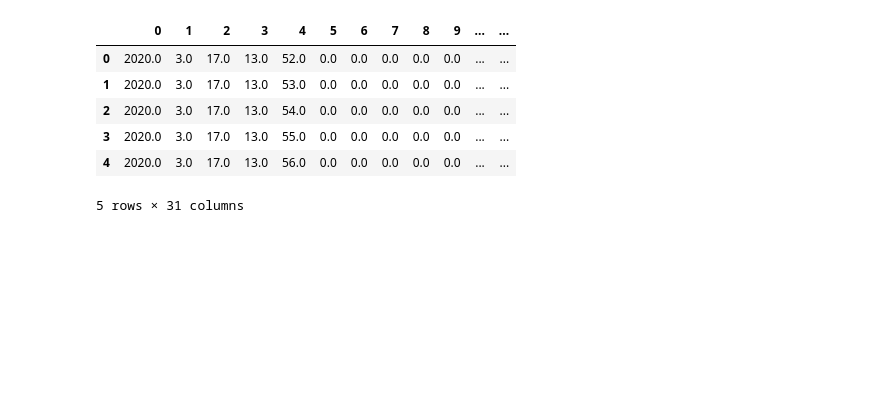
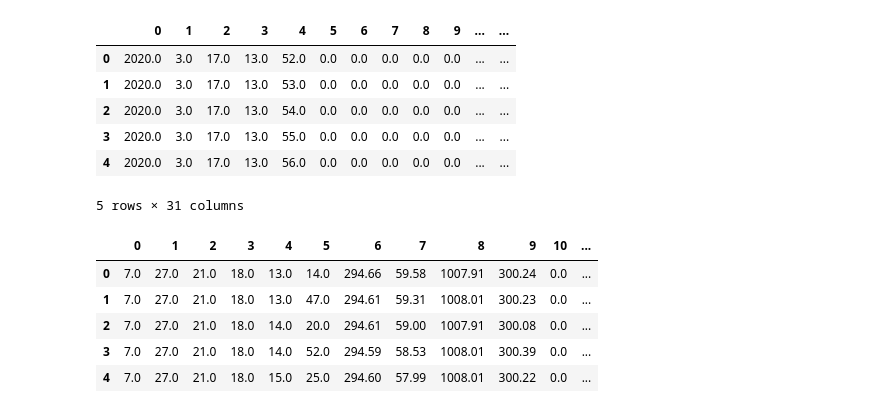
Before and after one commit to lourencocavalcante/Introduction-to-Data-Science, a Jupyter notebook: INPE_CAP394_2022_Atv01_Lourenco.ipynb, the cells around one changed output. Cells and saved outputs as stored; diff of their text form; code cells hidden in the pictures; blank space fills up the shorter version.

```diff
--- a/INPE_CAP394_2022_Atv01_Lourenco.ipynb
+++ b/INPE_CAP394_2022_Atv01_Lourenco.ipynb
@@ -99,3 +129,12 @@ df_rd80_joss.head()
 | 3 | 2020.0 | 3.0 | 17.0 | 13.0 | 55.0 | 0.0 | 0.0 | 0.0 | 0.0 | 0.0 | ... | ... |
 | 4 | 2020.0 | 3.0 | 17.0 | 13.0 | 56.0 | 0.0 | 0.0 | 0.0 | 0.0 | 0.0 | ... | ... |
 5 rows × 31 columns
+# %%
+df_mp3000A_1.head()
+# %% [output]
+|  | 0 | 1 | 2 | 3 | 4 | 5 | 6 | 7 | 8 | 9 | 10 | ... |
+| 0 | 7.0 | 27.0 | 21.0 | 18.0 | 13.0 | 14.0 | 294.66 | 59.58 | 1007.91 | 300.24 | 0.0 | ... |
+| 1 | 7.0 | 27.0 | 21.0 | 18.0 | 13.0 | 47.0 | 294.61 | 59.31 | 1008.01 | 300.23 | 0.0 | ... |
+| 2 | 7.0 | 27.0 | 21.0 | 18.0 | 14.0 | 20.0 | 294.61 | 59.00 | 1007.91 | 300.08 | 0.0 | ... |
+| 3 | 7.0 | 27.0 | 21.0 | 18.0 | 14.0 | 52.0 | 294.59 | 58.53 | 1008.01 | 300.39 | 0.0 | ... |
+| 4 | 7.0 | 27.0 | 21.0 | 18.0 | 15.0 | 25.0 | 294.60 | 57.99 | 1008.01 | 300.22 | 0.0 | ... |
```
Also changed, not shown: parts of 21 cells of this notebook.
